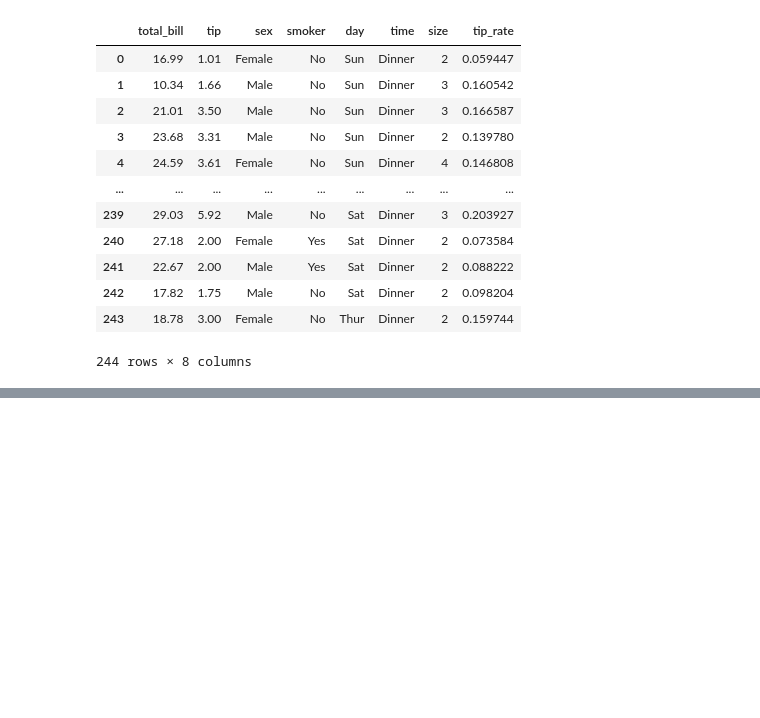
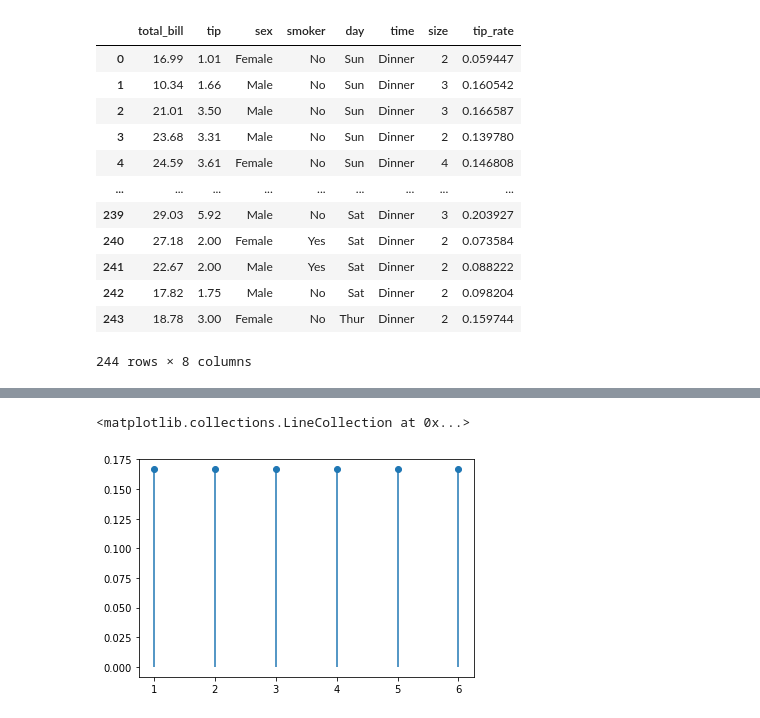
Before and after one commit to 1024xx4/statistics_udemy, a Jupyter notebook: statistics.ipynb, the cells around one changed output, grey strips where cells are left out. Saved outputs shown, nothing was run; the diff lists cells and outputs as text; code cells hidden in the pictures; blank space fills up the shorter version.

```diff
--- a/statistics.ipynb
+++ b/statistics.ipynb
@@ -236,0 +354,8 @@ df
+# %%
+x = np.arange(1, 7)
+y = stats.randint(1, 7).pmf(x)
+plt.plot(x, y, 'o')
+plt.vlines(x, 0, y)
+# %% [output]
+<matplotlib.collections.LineCollection at 0x...>
+[figure, added]
```
Also changed, not shown: parts of 26 cells of this notebook, 1 other file.
